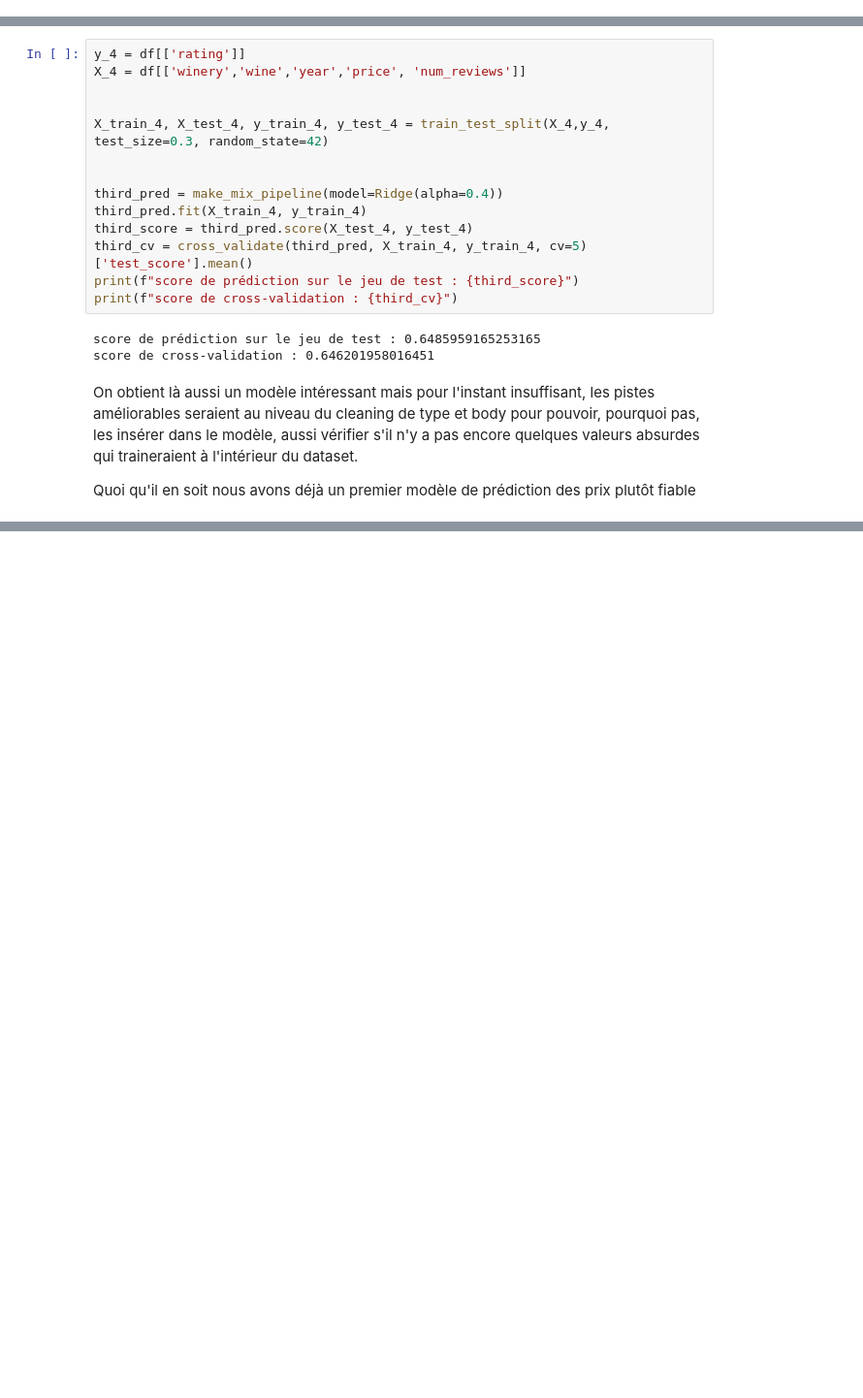
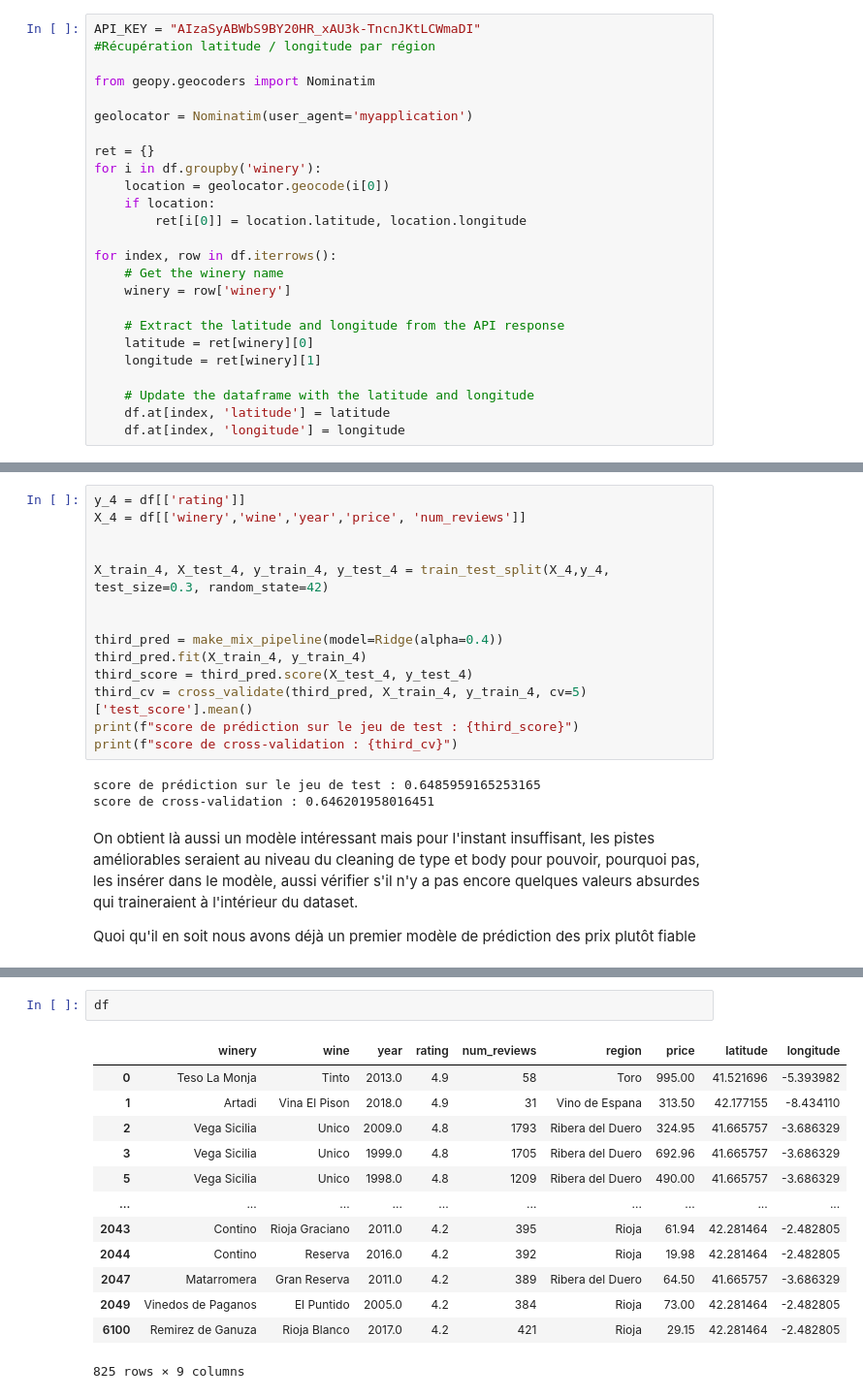
Before and after one commit to superhughhh/brief-My-first-Linear-Regression, a Jupyter notebook: spanish_wine.ipynb, the cells around one changed output, grey strips where cells are left out. Shown at 97% size. Saved outputs shown, nothing was run; the diff lists cells and outputs as text; blank space fills up the shorter version.

```diff
--- a/spanish_wine.ipynb
+++ b/spanish_wine.ipynb
@@ -75,0 +95,25 @@ for col in df.columns:
+# %%
+API_KEY = "AIzaSyABWbS9BY20HR_xAU3k-TncnJKtLCWmaDI"
+#Récupération latitude / longitude par région
+
+from geopy.geocoders import Nominatim
+
+geolocator = Nominatim(user_agent='myapplication')
+
+ret = {}
+for i in df.groupby('winery'):
+    location = geolocator.geocode(i[0])
+    if location:
+        ret[i[0]] = location.latitude, location.longitude
+
+for index, row in df.iterrows():
+    # Get the winery name
+    winery = row['winery']
+
+    # Extract the latitude and longitude from the API response
+    latitude = ret[winery][0]
+    longitude = ret[winery][1]
+
+    # Update the dataframe with the latitude and longitude
+    df.at[index, 'latitude'] = latitude
+    df.at[index, 'longitude'] = longitude
@@ -319,0 +369,16 @@ Quoi qu'il en soit nous avons déjà un premier modèle de prédiction des prix
+# %%
+df
+# %% [output]
+|  | winery | wine | year | rating | num_reviews | region | price | latitude | longitude |
+| 0 | Teso La Monja | Tinto | 2013.0 | 4.9 | 58 | Toro | 995.00 | 41.521696 | -5.393982 |
+| 1 | Artadi | Vina El Pison | 2018.0 | 4.9 | 31 | Vino de Espana | 313.50 | 42.177155 | -8.434110 |
+| 2 | Vega Sicilia | Unico | 2009.0 | 4.8 | 1793 | Ribera del Duero | 324.95 | 41.665757 | -3.686329 |
+| 3 | Vega Sicilia | Unico | 1999.0 | 4.8 | 1705 | Ribera del Duero | 692.96 | 41.665757 | -3.686329 |
+| 5 | Vega Sicilia | Unico | 1998.0 | 4.8 | 1209 | Ribera del Duero | 490.00 | 41.665757 | -3.686329 |
+| ... | ... | ... | ... | ... | ... | ... | ... | ... | ... |
+| 2043 | Contino | Rioja Graciano | 2011.0 | 4.2 | 395 | Rioja | 61.94 | 42.281464 | -2.482805 |
+| 2044 | Contino | Reserva | 2016.0 | 4.2 | 392 | Rioja | 19.98 | 42.281464 | -2.482805 |
+| 2047 | Matarromera | Gran Reserva | 2011.0 | 4.2 | 389 | Ribera del Duero | 64.50 | 41.665757 | -3.686329 |
+| 2049 | Vinedos de Paganos | El Puntido | 2005.0 | 4.2 | 384 | Rioja | 73.00 | 42.281464 | -2.482805 |
+| 6100 | Remirez de Ganuza | Rioja Blanco | 2017.0 | 4.2 | 421 | Rioja | 29.15 | 42.281464 | -2.482805 |
+825 rows × 9 columns
```
Also changed, not shown: parts of 3 cells of this notebook, 1 other file.
